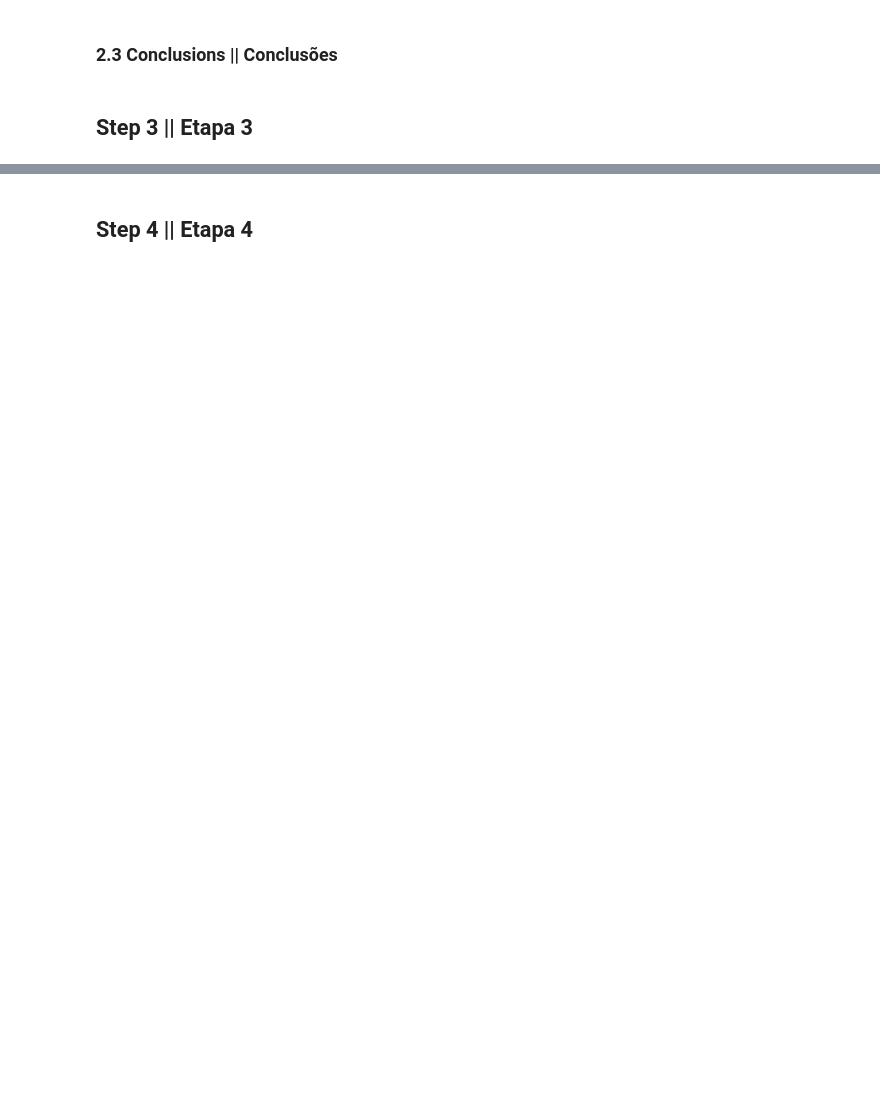
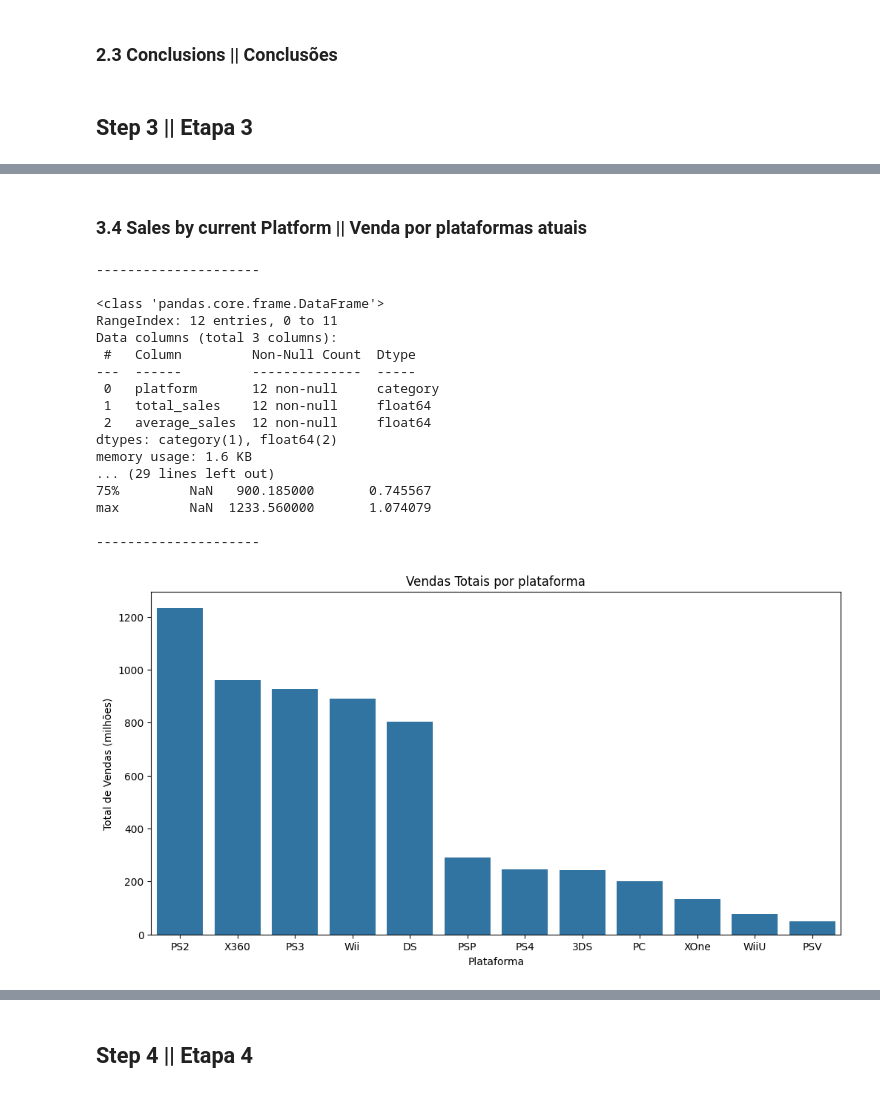
Before and after one commit to luccacondratiuk/videogame_sales_case, a Jupyter notebook: eda.ipynb, the cells around one changed output, grey strips where cells are left out. Saved outputs shown, nothing was run; the diff lists cells and outputs as text; code cells hidden in the pictures; blank space fills up the shorter version.

```diff
--- a/eda.ipynb
+++ b/eda.ipynb
@@ -58,0 +1009,7 @@
+# %%
+# Escolhendo plataformas para manter na análise
+platforms_to_keep = ['PSV', '3DS', 'PS3', 'Wii', 'PS2', 'X360', 'PSP', 'DS', 'XOne', 'PS4', 'WiiU', 'PC']
+
+# Filtrando por plataforma, e apenas dados depois de 2000 até 2015
+df_filtered = df[(df['platform'].isin(platforms_to_keep)) & (df['year_of_release'] >= 2000) & (df['year_of_release'] < 2016)]
+print_info(df_filtered)
@@ -58,0 +1038,35 @@
+# %% [markdown]
+### 3.4 Sales by current Platform || Venda por plataformas atuais
+# %%
+platform_sales = df_filtered.groupby('platform', observed=True).agg(
+    total_sales=('total_sales', 'sum'),
+    average_sales=('total_sales', 'mean')
+).sort_values(by='total_sales', ascending=False).reset_index()
+print_info(platform_sales)
+
+plt.figure(figsize=(12, 6))
+
+sns.barplot(y='total_sales', x = 'platform', data=platform_sales, legend=False, order=platform_sales["platform"])
+plt.title('Vendas Totais por plataforma')
+plt.xlabel('Plataforma')
+plt.ylabel('Total de Vendas (milhões)')
+plt.show()
+# %% [output]
+---------------------
+
+<class 'pandas.core.frame.DataFrame'>
+RangeIndex: 12 entries, 0 to 11
+Data columns (total 3 columns):
+ #   Column         Non-Null Count  Dtype
+---  ------         --------------  -----
+ 0   platform       12 non-null     category
+ 1   total_sales    12 non-null     float64
+ 2   average_sales  12 non-null     float64
+dtypes: category(1), float64(2)
+memory usage: 1.6 KB
+... (29 lines left out)
+75%         NaN   900.185000       0.745567
+max         NaN  1233.560000       1.074079
+
+---------------------
+[figure, added]
```
Also changed, not shown: parts of 98 cells of this notebook, 3 other files.
